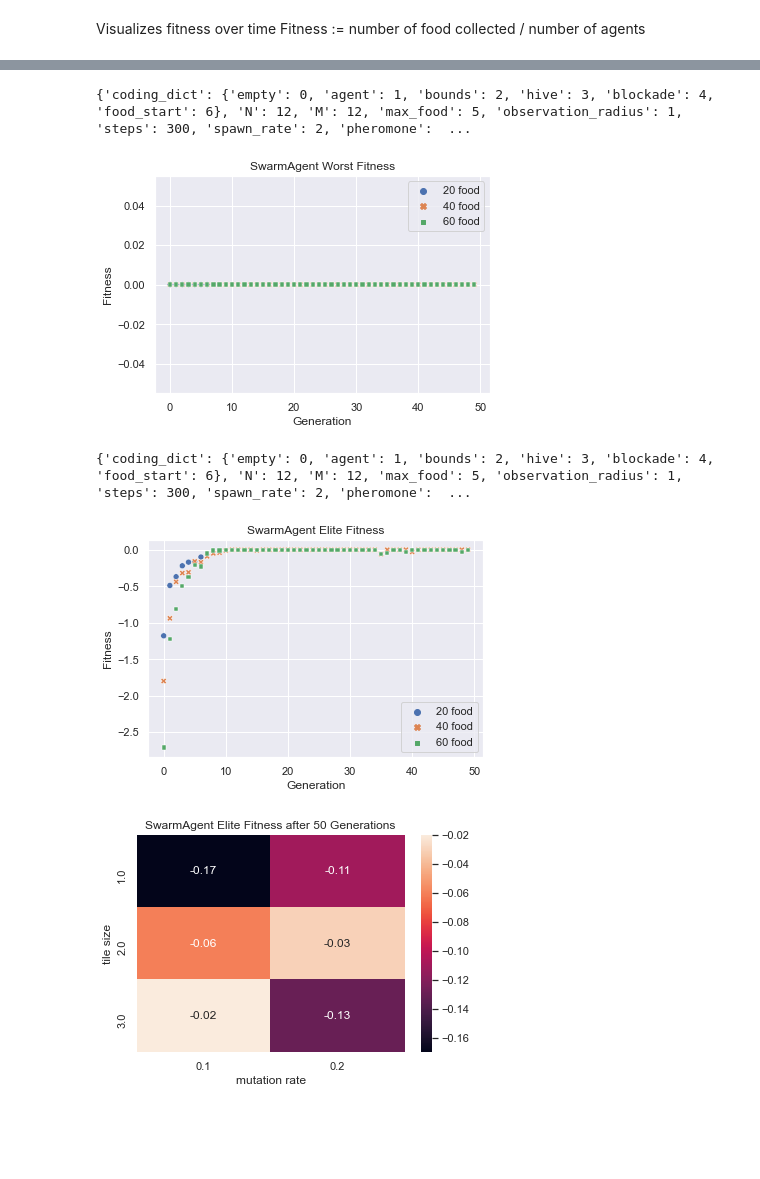
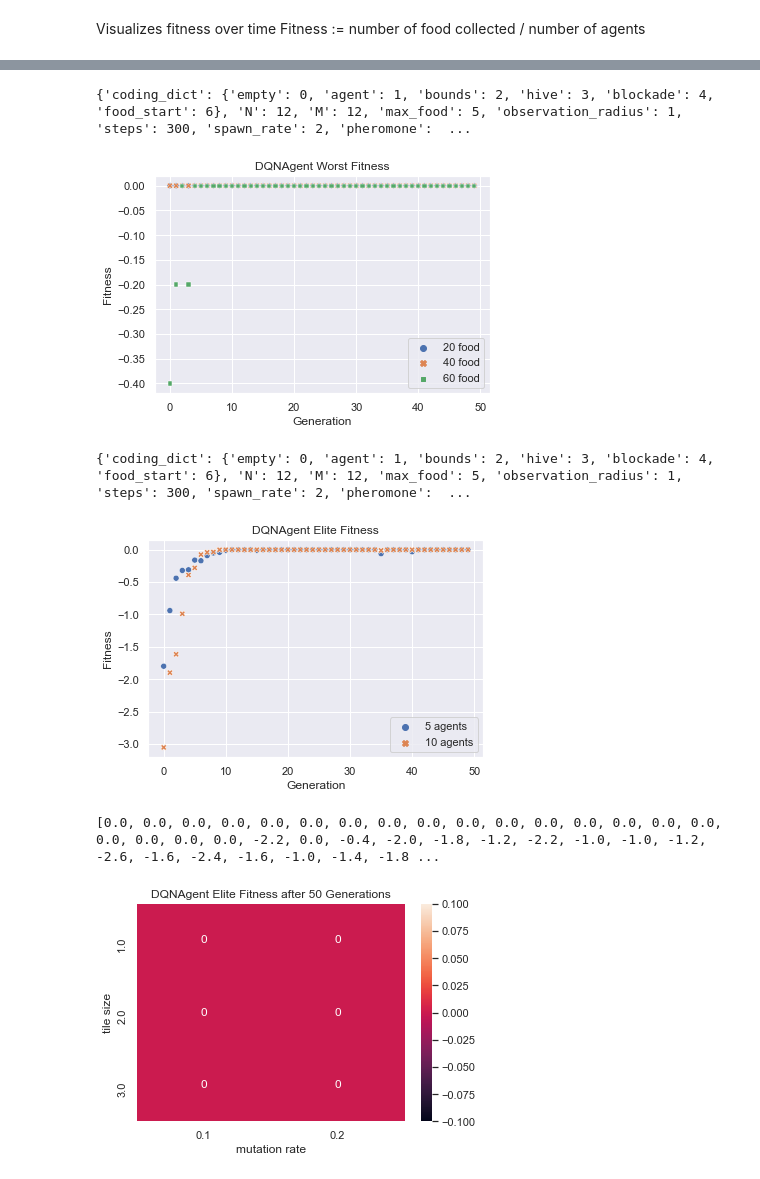
Before and after one commit to kavyakvk/adversarial-environment-generation, a Jupyter notebook: Pickled/pickle_processor.ipynb, the cells around one changed output, grey strips where cells are left out. Cells and saved outputs as stored; diff of their text form; code cells hidden in the pictures; blank space fills up the shorter version.

Commit message:
Final plots

```diff
--- a/Pickled/pickle_processor.ipynb
+++ b/Pickled/pickle_processor.ipynb
@@ -22,6 +22,8 @@ randomAgent_files = ['Final/GA_5RandomAgent_2tile_0.1mutation_40food_20blocks',
 swarmAgent_files = ['Final/GA_5SwarmAgent_2tile_0.1mutation_40food_20blocks',
                      'Final/GA_10SwarmAgent_2tile_0.1mutation_40food_20blocks',
                      'Final/GA_15SwarmAgent_2tile_0.1mutation_40food_20blocks']
+DQNAgent_files = ['Final/GA_5DQNAgent_2tile_0.1mutation_40food_20blocks',
+                     'Final/GA_10DQNAgent_2tile_0.1mutation_40food_20blocks']
 swarmAgent_files_heatmap = ['Final/GA_5SwarmAgent_1tile_0.1mutation_40food_20blocks',
                     'Final/GA_5SwarmAgent_2tile_0.1mutation_40food_20blocks',
                     'Final/GA_5SwarmAgent_3tile_0.1mutation_40food_20blocks']
@@ -30,19 +32,26 @@ swarmAgent_files_heatmap_2 = ['Final/GA_5SwarmAgent_2tile_0.1mutation_40food_20b
 swarmAgent_files_heatmap_barriers = ['Final/new_GA_5SwarmAgent_2tile_0.1mutation_40food_10blocks',
                     'Final/new_GA_5SwarmAgent_2tile_0.1mutation_40food_20blocks',
                     'Final/new_GA_5SwarmAgent_2tile_0.1mutation_40food_30blocks']
+swarmAgent_files_heatmap_food = ['Final/GA_5SwarmAgent_2tile_0.1mutation_20food_20blocks',
+                    'Final/new_GA_5SwarmAgent_2tile_0.1mutation_40food_20blocks',
+                    'Final/GA_5SwarmAgent_2tile_0.1mutation_60food_20blocks']
 
-DQNAgent_files_heatmap_test = ['Final/GA_5DQNAgent_2tile_0.1mutation_20food_20blocks',
+DQNAgent_files_heatmap_food = ['Final/GA_5DQNAgent_2tile_0.1mutation_20food_20blocks',
                     'Final/GA_5DQNAgent_2tile_0.1mutation_40food_20blocks',
                     'Final/GA_5DQNAgent_2tile_0.1mutation_60food_20blocks']
-
+DQNAgent_files_heatmap_tile = ['Final/GA_5DQNAgent_1tile_0.1mutation_40food_20blocks',
+                    'Final/GA_5DQNAgent_2tile_0.1mutation_40food_20blocks',
+                    'Final/GA_5DQNAgent_3tile_0.1mutation_40food_20blocks']
 
 # legend = ['5 agents', '10 agents', '15 agents']
+legend = ['5 agents', '10 agents']
 # legend = ['2 tiles 0.1 mutation', '2 tiles 0.2 mutation']
 # legend = ['10 barriers', '20 barriers', '30 barriers']
-legend = ['20 food', '40 food', '60 food']
-agent_type = 'SwarmAgent'
-file_name = '_barriers'
-for file in DQNAgent_files_heatmap_test:
+# legend = ['20 food', '40 food', '60 food']
+# legend = ['1 tile', '2 tiles', '3 tiles']
+agent_type = 'DQNAgent'
+file_name = '_numAgents'
+for file in DQNAgent_files:
     with open(file, 'rb') as f:
         temp_values = pickle.load(f)
     raw_values.append(temp_values)
@@ -87,7 +96,7 @@ print(raw_values[0]['env_params'])
 # plt.savefig('Final/Plots/' + agent_type + file_name + '_worst_fitness.png')
 # %% [output]
 {'coding_dict': {'empty': 0, 'agent': 1, 'bounds': 2, 'hive': 3, 'blockade': 4, 'food_start': 6}, 'N': 12, 'M': 12, 'max_food': 5, 'observation_radius': 1, 'steps': 300, 'spawn_rate': 2, 'pheromone':  ...
-[figure, old version]
+[figure, new version]
 # %%
 sns.set(style='darkgrid')
 ax = sns.scatterplot(data=df_elite_fitness)
@@ -101,7 +110,7 @@ print(raw_values[0]['env_params'])
 # plt.savefig('Final/Plots/' + agent_type + file_name + '_elite_fitness.png')
 # %% [output]
 {'coding_dict': {'empty': 0, 'agent': 1, 'bounds': 2, 'hive': 3, 'blockade': 4, 'food_start': 6}, 'N': 12, 'M': 12, 'max_food': 5, 'observation_radius': 1, 'steps': 300, 'spawn_rate': 2, 'pheromone':  ...
-[figure, old version]
+[figure, new version]
 # %%
 '''
     Heatmaps of tile_size x mutation
@@ -112,37 +121,49 @@ randomAgent_files_heatmap_tile_mutation = [
     {'filename':'Final/GA_5RandomAgent_2tile_0.1mutation_40food_20blocks', 'tile':2, 'mutation':0.1},
     {'filename':'Final/GA_5RandomAgent_2tile_0.2mutation_40food_20blocks','tile':2, 'mutation':0.2},
     {'filename':'Final/GA_5RandomAgent_3tile_0.1mutation_40food_20blocks','tile':3, 'mutation':0.1},
     {'filename':'Final/GA_5RandomAgent_3tile_0.2mutation_40food_20blocks','tile':3, 'mutation':0.2}
 ]
 swarmAgent_files_heatmap_tile_mutation = [
     {'filename':'Final/GA_5SwarmAgent_1tile_0.1mutation_40food_20blocks', 'tile':1, 'mutation':0.1},
     {'filename':'Final/GA_5SwarmAgent_1tile_0.2mutation_40food_20blocks', 'tile':1, 'mutation':0.2},
     {'filename':'Final/GA_5SwarmAgent_2tile_0.1mutation_40food_20blocks', 'tile':2, 'mutation':0.1},
     {'filename':'Final/GA_5SwarmAgent_2tile_0.2mutation_40food_20blocks', 'tile':2, 'mutation':0.2},
     {'filename':'Final/GA_5SwarmAgent_3tile_0.1mutation_40food_20blocks', 'tile':3, 'mutation':0.1},
     {'filename':'Final/GA_5SwarmAgent_3tile_0.2mutation_40food_20blocks', 'tile':3, 'mutation':0.2}
 ]
+DQNAgent_files_heatmap_tile_mutation = [
+    {'filename':'Final/GA_5DQNAgent_1tile_0.1mutation_40food_20blocks', 'tile':1, 'mutation':0.1},
+    {'filename':'Final/GA_5DQNAgent_1tile_0.2mutation_40food_20blocks', 'tile':1, 'mutation':0.2},
+    {'filename':'Final/GA_5DQNAgent_2tile_0.1mutation_40food_20blocks', 'tile':2, 'mutation':0.1},
+    {'filename':'Final/GA_5DQNAgent_2tile_0.2mutation_40food_20blocks', 'tile':2, 'mutation':0.2},
+    {'filename':'Final/GA_5DQNAgent_3tile_0.1mutation_40food_20blocks', 'tile':3, 'mutation':0.1},
+    {'filename':'Final/GA_5DQNAgent_3tile_0.2mutation_40food_20blocks', 'tile':3, 'mutation':0.2}
+]
 
-files_to_analyze = swarmAgent_files_heatmap_tile_mutation
+with open('Final/GA_5DQNAgent_1tile_0.1mutation_40food_20blocks', 'rb') as f:
+    print(pickle.load(f)['fitness values'][49])
+
+files_to_analyze = DQNAgent_files_heatmap_tile_mutation
 df_heatmap_tile_mutation = pd.DataFrame(columns=['average elite fitness', 'tile size', 'mutation rate'])
 for file in files_to_analyze:
     with open(file['filename'], 'rb') as f:
         temp_values = pickle.load(f)
         raw_fitness_values = temp_values['fitness values']
         # Add the average elite fitness of last generation to df
         avg_elite_fitness = sum(raw_fitness_values[-1][:num_elite])/num_elite
         df_heatmap_tile_mutation = df_heatmap_tile_mutation.append({
             'average elite fitness': avg_elite_fitness,
             'tile size': file['tile'],
             'mutation rate': file['mutation']}, ignore_index=True)
 
 sns.set(style='darkgrid')
-plt.title('SwarmAgent Elite Fitness after 50 Generations')
+plt.title('DQNAgent Elite Fitness after 50 Generations')
 df_heatmap_tile_mutation = df_heatmap_tile_mutation.pivot('tile size', 'mutation rate', 'average elite fitness')
 ax = sns.heatmap(df_heatmap_tile_mutation, annot=True)
-plt.savefig('Final/Plots/SwarmAgent_heatmap_tile_mutation.png')
+plt.savefig('Final/Plots/DQNAgent_heatmap_tile_mutation.png')
 # %% [output]
+[0.0, 0.0, 0.0, 0.0, 0.0, 0.0, 0.0, 0.0, 0.0, 0.0, 0.0, 0.0, 0.0, 0.0, 0.0, 0.0, 0.0, 0.0, 0.0, 0.0, -2.2, 0.0, -0.4, -2.0, -1.8, -1.2, -2.2, -1.0, -1.0, -1.2, -2.6, -1.6, -2.4, -1.6, -1.0, -1.4, -1.8 ...
-[figure, old version]
+[figure, new version]
 # %%
 '''
     Heatmaps of food x blocks
```
Also changed, not shown: parts of 2 cells of this notebook, 17 other files.
